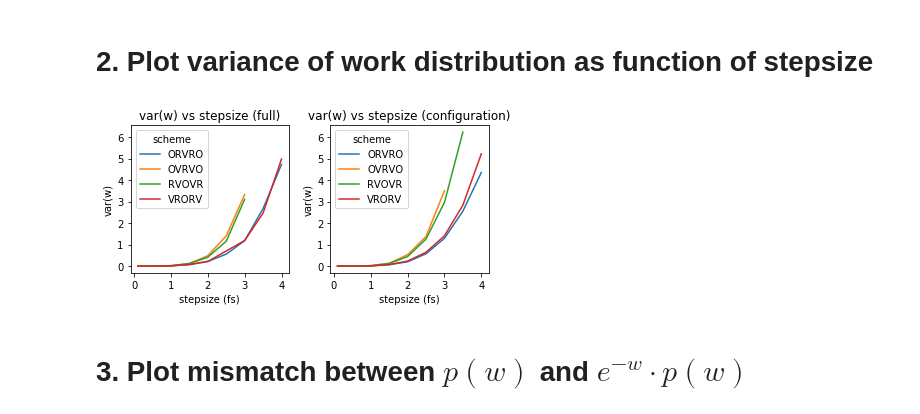
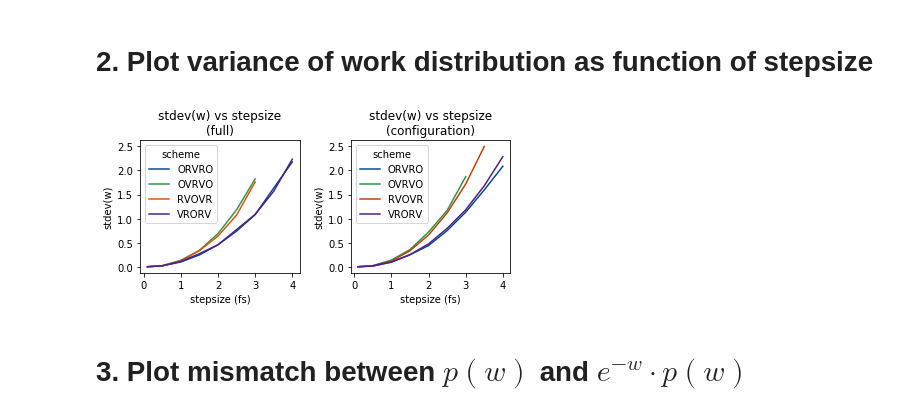
Before and after one commit to choderalab/integrator-benchmark, a Jupyter notebook: notebooks/Analyze and plot estimator comparison.ipynb, the cells around one changed output. Cells and saved outputs as stored; diff of their text form; code cells hidden in the pictures.

Commit message:
Update plotting notebook
Use a sequential colormap for each sequence of increasing stepsizes

```diff
--- a/notebooks/Analyze and plot estimator comparison.ipynb
+++ b/notebooks/Analyze and plot estimator comparison.ipynb
@@ -32,0 +42,3 @@ for fname in pkls:
+# %%
+dts = sorted(list(set([r[0][1].value_in_unit(unit.femtosecond) for r in results])))
+dts
@@ -33,5 +47,15 @@ for fname in pkls:
 # %% [markdown]
 # 1. Examine work distributions
+# %%
+# assign a colormap to each scheme, so increasing dt progresses along that colormap
+schemes = sorted(['RVOVR', 'VRORV', 'OVRVO', 'ORVRO'])
+colors = dict(zip(schemes, ['Blues', 'Greens', 'Oranges', 'Purples']))
+
+colormaps = dict()
+
+for scheme in schemes:
+    colormap = sns.color_palette(colors[scheme], n_colors=len(dts))
+    colormaps[scheme] = dict(zip(dts, colormap))
 # %%
 plt.hist(results[-1][-1]['Ws'].flatten(), bins=50);
 # %% [output]
@@ -129,24 +158,24 @@ schemes = sorted(['RVOVR', 'VRORV', 'OVRVO', 'ORVRO'])
 # %%
 def plot_work_variances(marginal='full'):
     for scheme in schemes:
         dts, flat_Ws = get_work_distributions(scheme, marginal=marginal)
-        plt.plot(dts, [np.std(Ws)**2 for Ws in flat_Ws], label=scheme)
+        plt.plot(dts, [np.std(Ws) for Ws in flat_Ws], label=scheme, color=colormaps[scheme][max(dts)])
 
     plt.legend(title='scheme', loc='best')
-    plt.title('var(w) vs stepsize ({})'.format(marginal))
+    plt.title('stdev(w) vs stepsize\n({})'.format(marginal))
     plt.xlabel('stepsize (fs)')
-    plt.ylabel('var(w)')
+    plt.ylabel('stdev(w)')
 
 plt.figure(figsize=(6,3))
 ax = plt.subplot(1,2,1)
 plot_work_variances('full')
 plt.subplot(1,2,2, sharey=ax)
 plot_work_variances('configuration')
 
 plt.tight_layout()
-plt.savefig('work_distributions.jpg', dpi=300)
+plt.savefig('w_stdev.jpg', dpi=300)
 # %% [output]
-[figure, old version]
+[figure, new version]
 # %% [markdown]
 # 3. Plot mismatch between $p(w)$ and $e^{-w} \cdot p(w)$
 # %%
```
Also changed, not shown: parts of 7 cells of this notebook, 3 other files.
